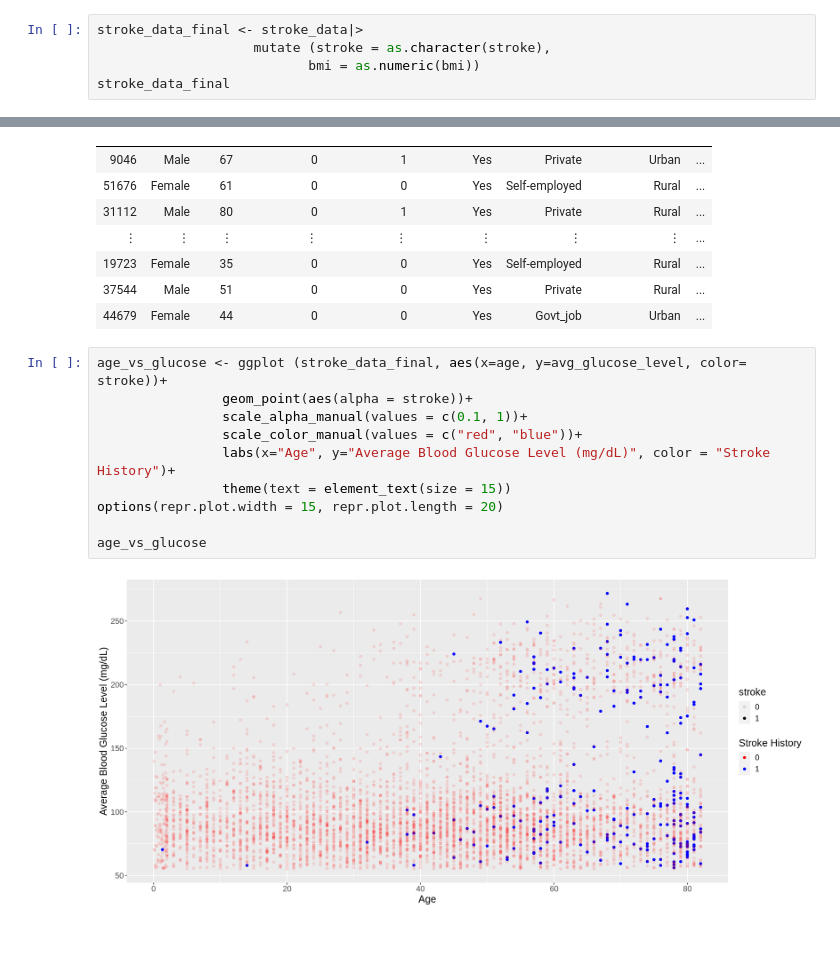
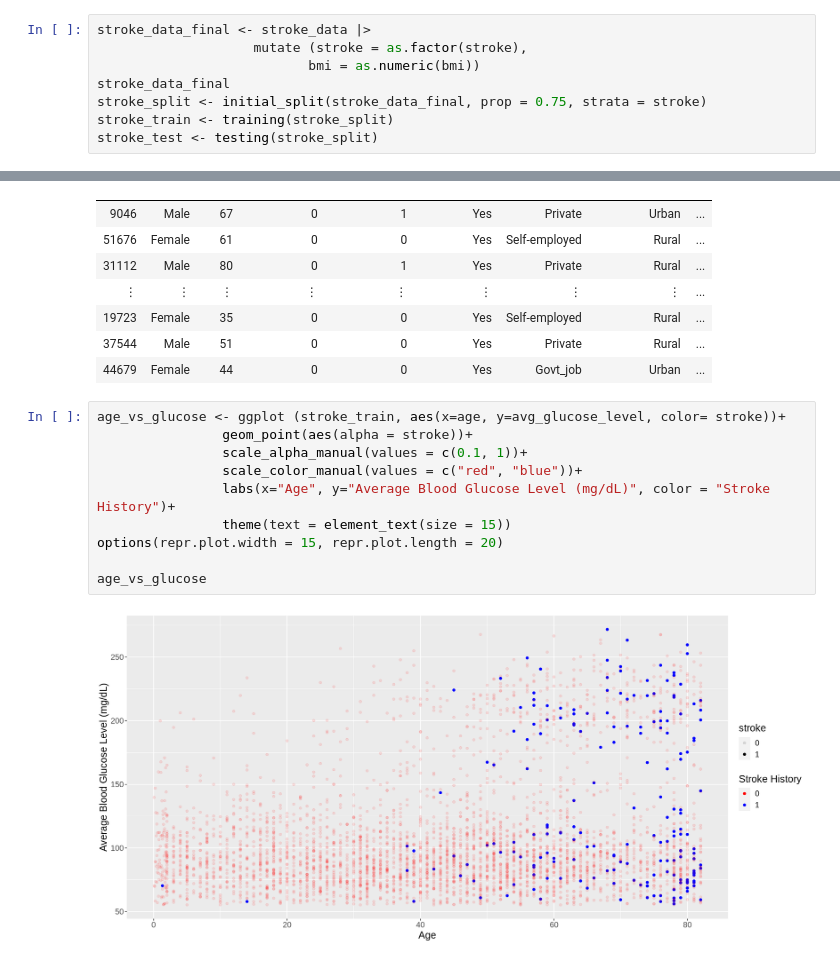
Before and after one commit to hd54/stroke, a Jupyter notebook: stroke.ipynb, the cells around one changed output, grey strips where cells are left out. Drawn from its saved outputs; the diff is of its cells as text.

Commit message:
Split dataset to training and testing data

```diff
--- a/stroke.ipynb
+++ b/stroke.ipynb
@@ -60,8 +57,11 @@ A spec_tbl_df: 5110 × 12
 # %%
-stroke_data_final <- stroke_data|>
-                    mutate (stroke = as.character(stroke),
+stroke_data_final <- stroke_data |>
+                    mutate (stroke = as.factor(stroke),
                            bmi = as.numeric(bmi))
 stroke_data_final
+stroke_split <- initial_split(stroke_data_final, prop = 0.75, strata = stroke)
+stroke_train <- training(stroke_split)
+stroke_test <- testing(stroke_split)
 # %% [output]
 Warning message in mask$eval_all_mutate(quo):
 “NAs introduced by coercion”
@@ -76,15 +76,15 @@ A tibble: 5110 × 12
 | 37544 | Male | 51 | 0 | 0 | Yes | Private | Rural | ... |
 | 44679 | Female | 44 | 0 | 0 | Yes | Govt_job | Urban | ... |
 # %%
-age_vs_glucose <- ggplot (stroke_data_final, aes(x=age, y=avg_glucose_level, color= stroke))+
+age_vs_glucose <- ggplot (stroke_train, aes(x=age, y=avg_glucose_level, color= stroke))+
                 geom_point(aes(alpha = stroke))+
                 scale_alpha_manual(values = c(0.1, 1))+
                 scale_color_manual(values = c("red", "blue"))+
                 labs(x="Age", y="Average Blood Glucose Level (mg/dL)", color = "Stroke History")+
                 theme(text = element_text(size = 15))
 options(repr.plot.width = 15, repr.plot.length = 20)
 
 age_vs_glucose
 # %% [output]
-[figure, old version]
+[figure, new version]
 # %%
```
Also changed, not shown: parts of 5 cells of this notebook.
